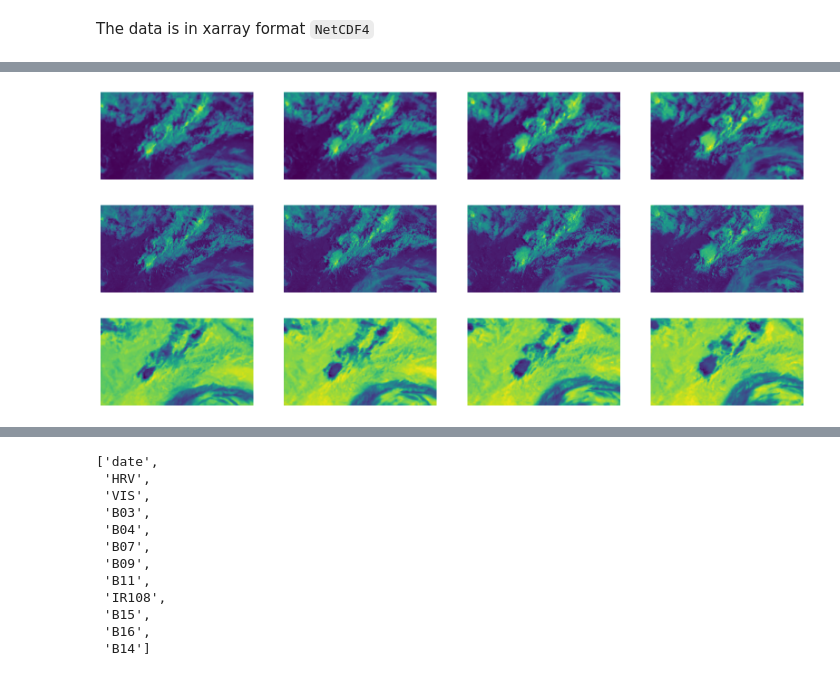
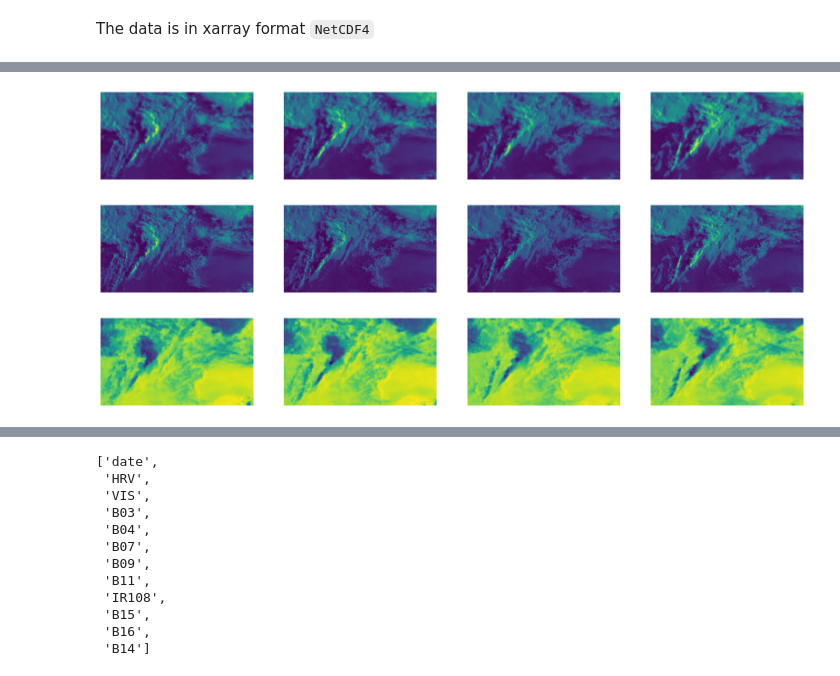
Before and after one commit to tcapelle/gtc, a Jupyter notebook: 01_EDA.ipynb, the cells around one changed output, grey strips where cells are left out. Cells and saved outputs as stored; diff of their text form; code cells hidden in the pictures.

```diff
--- a/01_EDA.ipynb
+++ b/01_EDA.ipynb
@@ -15,5 +17,5 @@ from pathlib import Path
 # %%
-def ls(path): return list(path.iterdir())
+def ls(path): return sorted(list(path.iterdir()))
 # %%
 data_path = Path("2022")
 # %% [markdown]
@@ -47,6 +52,7 @@ from utils import *
 def add_time_dim(ds):
     return ds.expand_dims(time=[pd.to_datetime(ds.time)])
 
-ds = xr.concat([add_time_dim(xr.open_dataset(f)) for f in files], dim="time")
+def stack_files(files):
+    return xr.concat([add_time_dim(xr.open_dataset(f)) for f in files], dim="time")
 # %%
-ds
+ds = stack_files(files)
@@ -101,12 +79,7 @@ show_image(visible)
+# %%
+start_n = 20
+idxs = slice(start_n, start_n+4)
 # %%
-show_images([xr.open_dataset(f).VIS.values for f in files[30:34]], figsize=(20,20))
+show_images(ds.VIS.values[idxs], figsize=(20,20))
 # %% [output]
-[figure, old version]
+[figure, new version]
-# %%
-show_images([xr.open_dataset(f).HRV.values for f in files[30:34]], figsize=(20,20))
-# %% [output]
-[figure, removed]
-# %%
-show_images([xr.open_dataset(f).B07.values for f in files[30:34]], figsize=(20,20))
-# %% [output]
-[figure, removed]
@@ -115 +86,9 @@ import wandb
+# %%
+show_images(ds.HRV.values[idxs], figsize=(20,20))
+# %% [output]
+[figure, added]
+# %%
+show_images(ds.B07.values[idxs], figsize=(20,20))
+# %% [output]
+[figure, added]
 # %%
```
Also changed, not shown: parts of 41 cells of this notebook.
